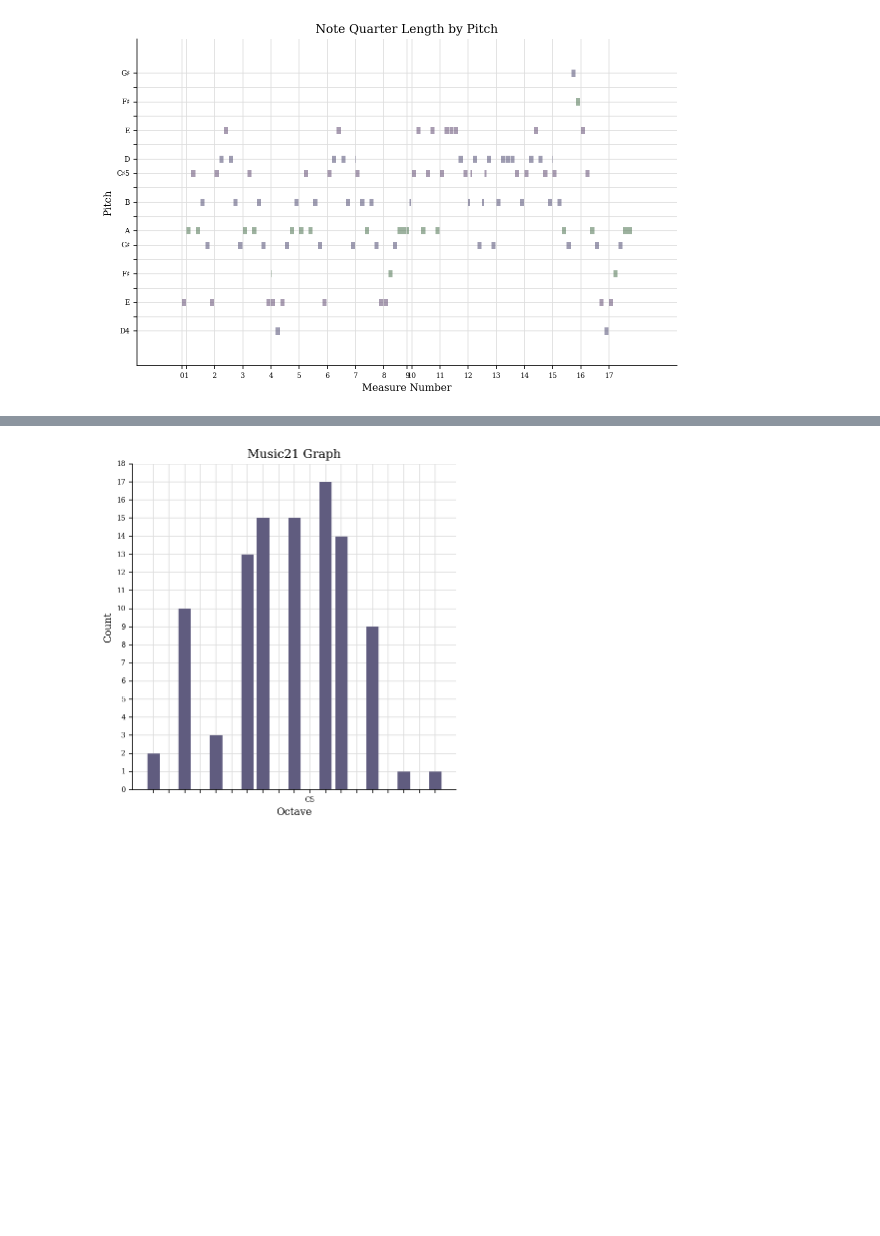
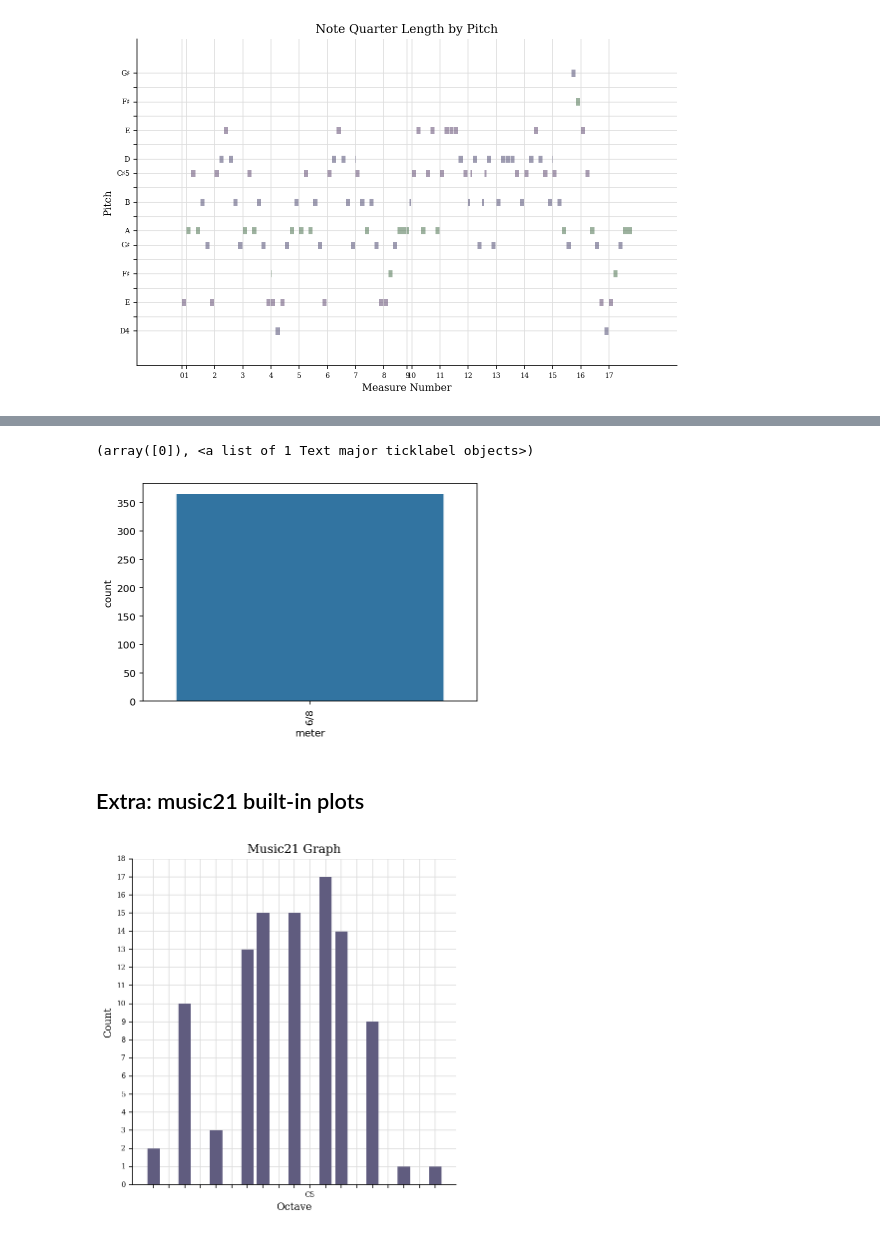
Before and after one commit to JamesOwers/double-jig-gen, a Jupyter notebook: docs/data_exploration.ipynb, the cells around one changed output, grey strips where cells are left out. Saved outputs shown, nothing was run; the diff lists cells and outputs as text; code cells hidden in the pictures; blank space fills up the shorter version.

```diff
--- a/docs/data_exploration.ipynb
+++ b/docs/data_exploration.ipynb
@@ -159,3 +310,11 @@ Questions:
+# %%
+sns.countplot(oneills_df['meter'])
+plt.xticks(rotation=90)
+# %% [output]
+(array([0]), <a list of 1 Text major ticklabel objects>)
+[figure, added]
+# %% [markdown]
+## Extra: music21 built-in plots
 # %%
 score.plot('histogram', 'octave', xHideUnused=False)
 # %% [output]
```
Also changed, not shown: parts of 19 cells of this notebook.
